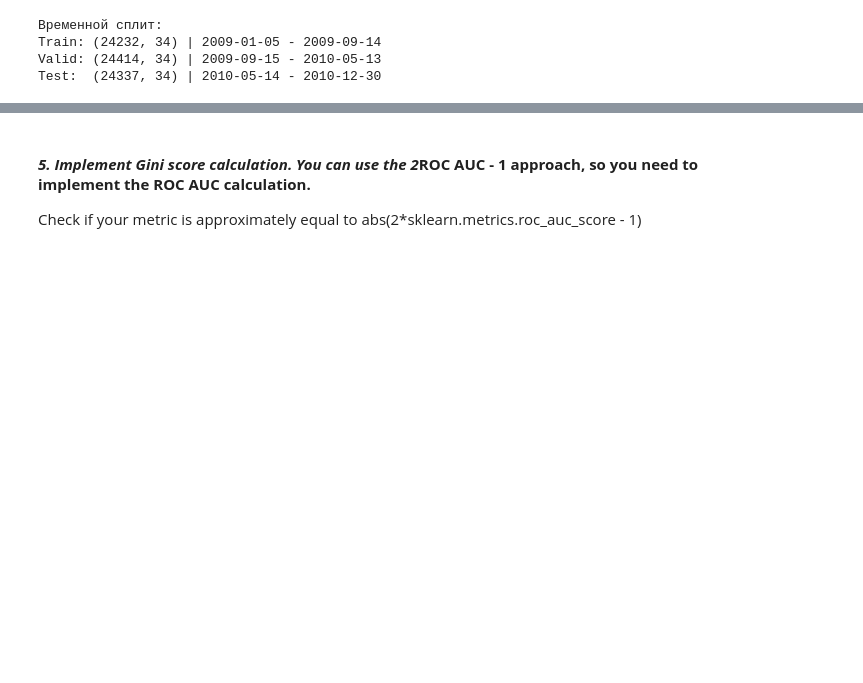
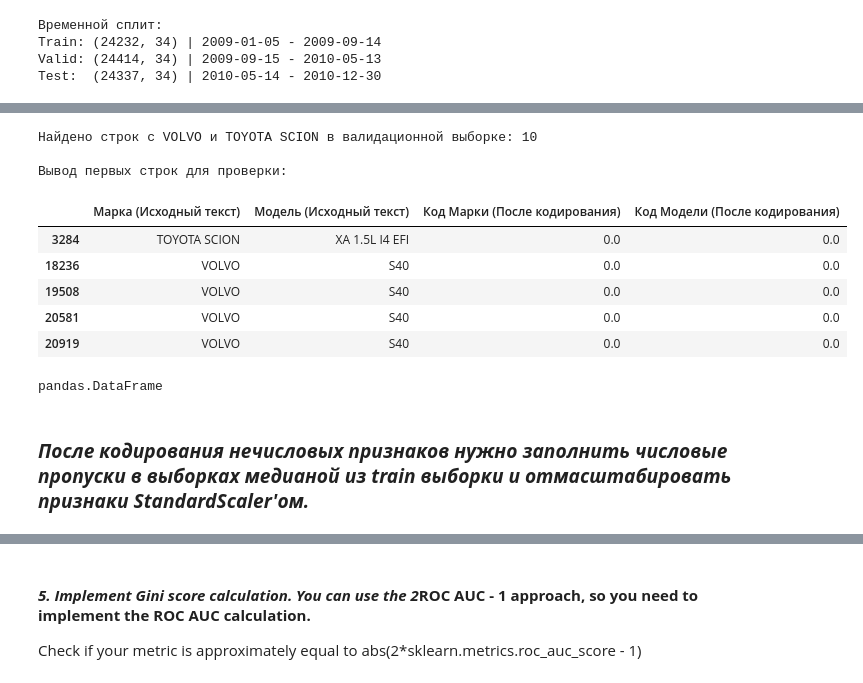
Before and after one commit to RunForJoy/ml-classification-metrics, a Jupyter notebook: src/ml_4.ipynb, the cells around one changed output, grey strips where cells are left out. Drawn from its saved outputs; the diff is of its cells as text; code cells hidden in the pictures; blank space fills up the shorter version.

```diff
--- a/src/ml_4.ipynb
+++ b/src/ml_4.ipynb
@@ -131,0 +389,8 @@ Test:  (24337, 34) | 2010-05-14 - 2010-12-30
+# %%
+categorical_cols = train_split.select_dtypes(
+    include=["object", "string"]
+).columns.tolist()
+
+print(f"Найдено категориальных признаков: {len(categorical_cols)}")
+print("Список категориальных колонок:")
+print(categorical_cols)
@@ -131,0 +449,13 @@ Test:  (24337, 34) | 2010-05-14 - 2010-12-30
+# %%
+encoder = CountEncoder(cols=categorical_cols, handle_unknown=0)
+
+encoder.fit(train_split)
+
+train_count = encoder.transform(train_split)
+valid_count = encoder.transform(valid_split)
+test_count = encoder.transform(test_split)
+
+print("Частотное кодирование категориальных признаков успешно завершено:")
+print(f"Размерность Train: {train_count[categorical_cols].shape}")
+print(f"Размерность Valid: {valid_count[categorical_cols].shape}")
+print(f"Размерность Test:  {test_count[categorical_cols].shape}")
@@ -131,0 +495,31 @@ Test:  (24337, 34) | 2010-05-14 - 2010-12-30
+# %%
+target_makes_mask = valid_split["Make"].isin(["VOLVO", "TOYOTA SCION"])
+
+check_df = pd.DataFrame(
+    {
+        "Марка (Исходный текст)": valid_split.loc[target_makes_mask, "Make"],
+        "Модель (Исходный текст)": valid_split.loc[target_makes_mask, "Model"],
+        "Код Марки (После кодирования)": valid_count.loc[target_makes_mask, "Make"],
+        "Код Модели (После кодирования)": valid_count.loc[target_makes_mask, "Model"],
+    }
+)
+
+print(f"Найдено строк с VOLVO и TOYOTA SCION в валидационной выборке: {len(check_df)}")
+print("\nВывод первых строк для проверки:")
+check_df.head(5)
+# %% [output]
+Найдено строк с VOLVO и TOYOTA SCION в валидационной выборке: 10
+
+Вывод первых строк для проверки:
+|  | Марка (Исходный текст) | Модель (Исходный текст) | Код Марки (После кодирования) | Код Модели (После кодирования) |
+| 3284 | TOYOTA SCION | XA 1.5L I4 EFI | 0.0 | 0.0 |
+| 18236 | VOLVO | S40 | 0.0 | 0.0 |
+| 19508 | VOLVO | S40 | 0.0 | 0.0 |
+| 20581 | VOLVO | S40 | 0.0 | 0.0 |
+| 20919 | VOLVO | S40 | 0.0 | 0.0 |
+# %%
+type(train_count)
+# %% [output]
+pandas.DataFrame
+# %% [markdown]
+### ***После кодирования нечисловых признаков нужно заполнить числовые пропуски в выборках медианой из train выборки и отмасштабировать признаки StandardScaler'ом.***
```
Also changed, not shown: parts of 33 cells of this notebook, 3 other files.
